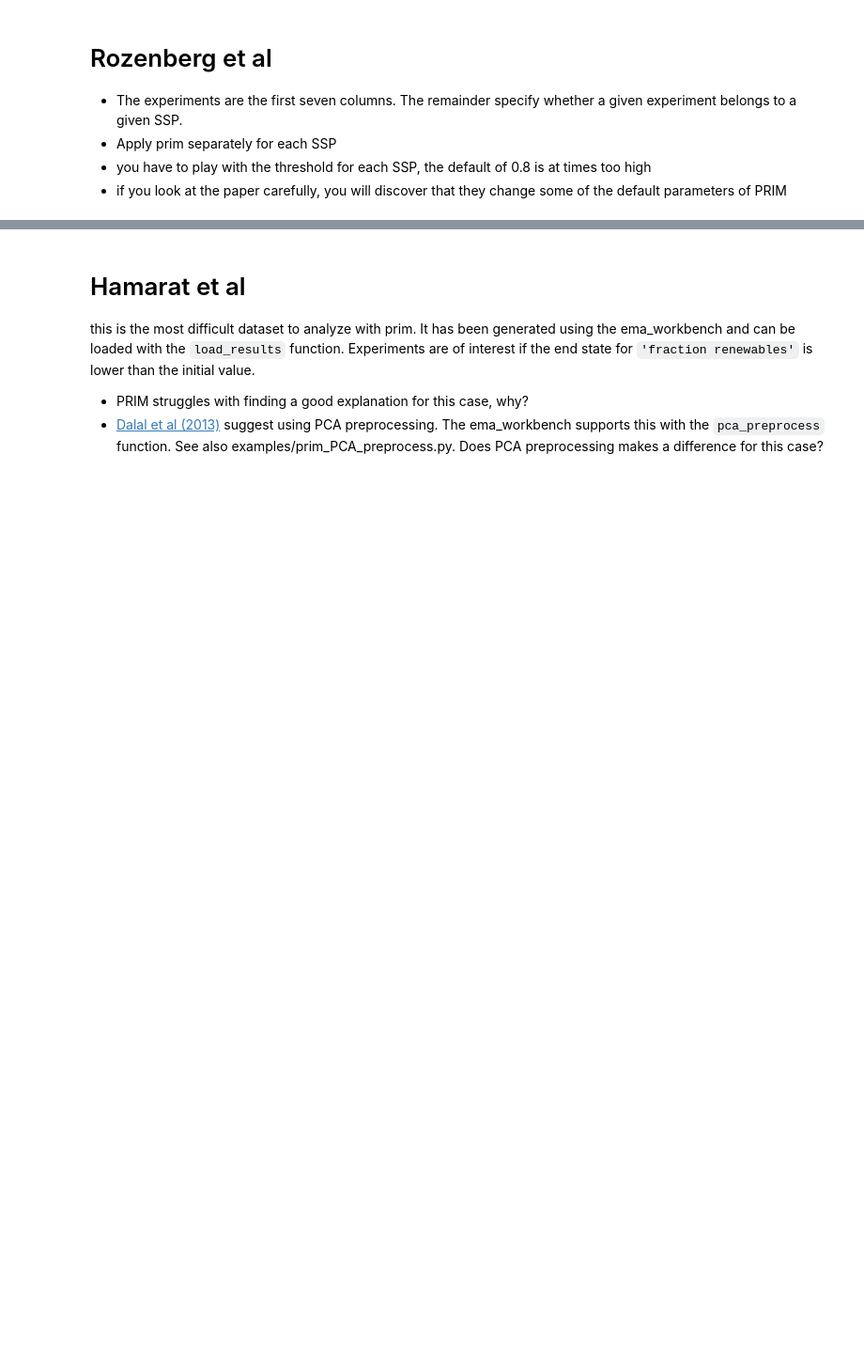
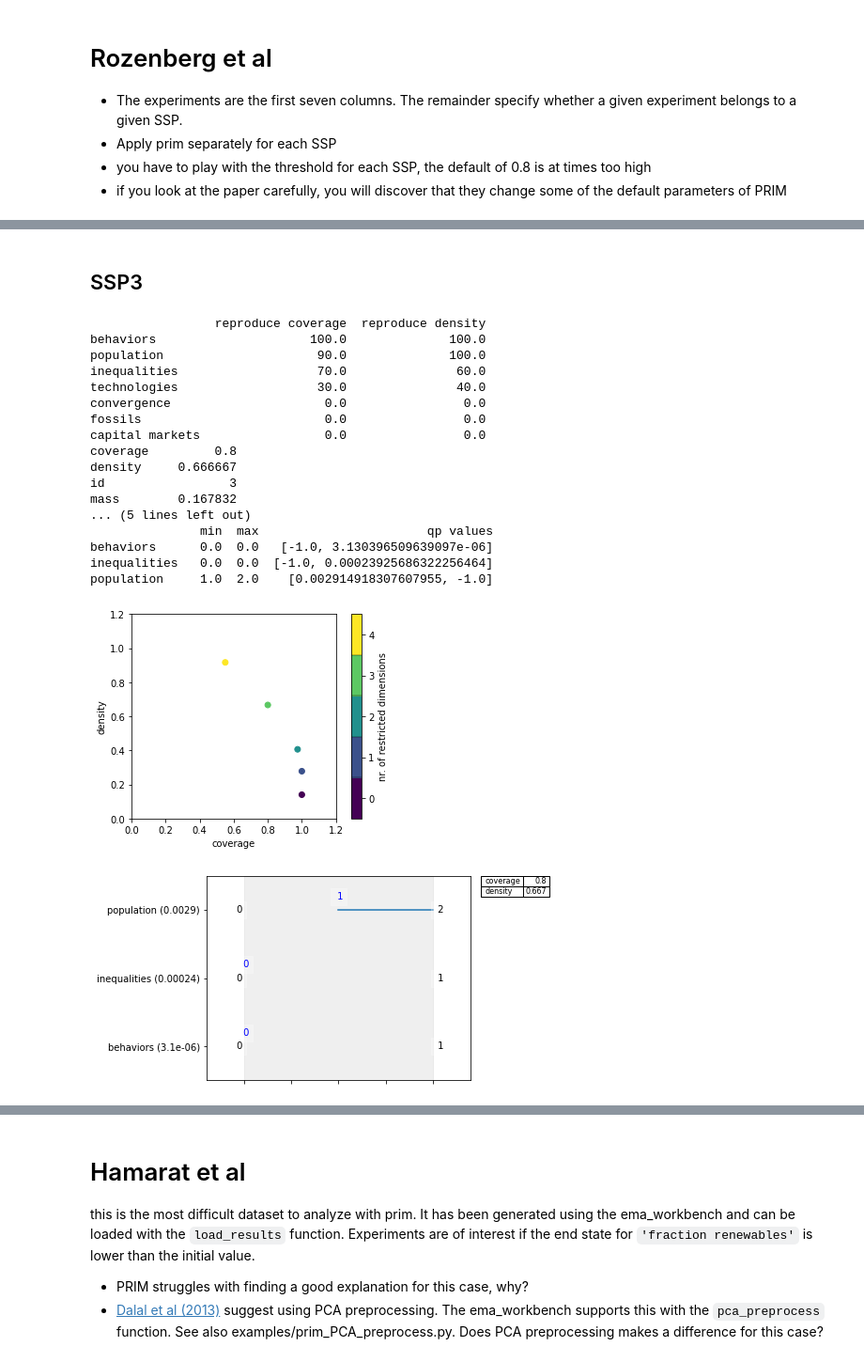
Before and after one commit to codedevonfire/EPA1361, a Jupyter notebook: Week 3-4 - vulnerability analysis/assignment 4 - scenario discovery.ipynb, the cells around one changed output, grey strips where cells are left out. Shown: that part at 94% size. Drawn from its saved outputs; the diff is of its cells as text; code cells hidden in the pictures; blank space fills up the shorter version.

```diff
--- a/Week 3-4 - vulnerability analysis/assignment 4 - scenario discovery.ipynb
+++ b/Week 3-4 - vulnerability analysis/assignment 4 - scenario discovery.ipynb
@@ -18,0 +160,40 @@ Load the data using pandas. The experiments are in colums 2-10, while the outcom
+# %% [markdown]
+## SSP3
+# %%
+from ema_workbench.analysis import prim
+from ema_workbench.util import ema_logging
+import matplotlib.pyplot as plt
+
+x = df_rozenberg.iloc[:,0:7]
+y = df_rozenberg.iloc[:,9].values >=1
+
+prim_alg = prim.Prim(x, y, threshold=0.8, peel_alpha=0.1)
+box1 = prim_alg.find_box()
+
+box1.show_tradeoff()
+print(box1.resample(3))
+box1.inspect(3)
+box1.inspect(3, style='graph')
+
+plt.show()
+box1.inspect_tradeoff()
+# %% [output]
+                 reproduce coverage  reproduce density
+behaviors                     100.0              100.0
+population                     90.0              100.0
+inequalities                   70.0               60.0
+technologies                   30.0               40.0
+convergence                     0.0                0.0
+fossils                         0.0                0.0
+capital markets                 0.0                0.0
+coverage         0.8
+density     0.666667
+id                 3
+mass        0.167832
+... (5 lines left out)
+               min  max                       qp values
+behaviors      0.0  0.0   [-1.0, 3.130396509639097e-06]
+inequalities   0.0  0.0  [-1.0, 0.00023925686322256464]
+population     1.0  2.0    [0.002914918307607955, -1.0]
+[figure, added]
+[figure, added]
```
Also changed, not shown: parts of 15 cells of this notebook.
